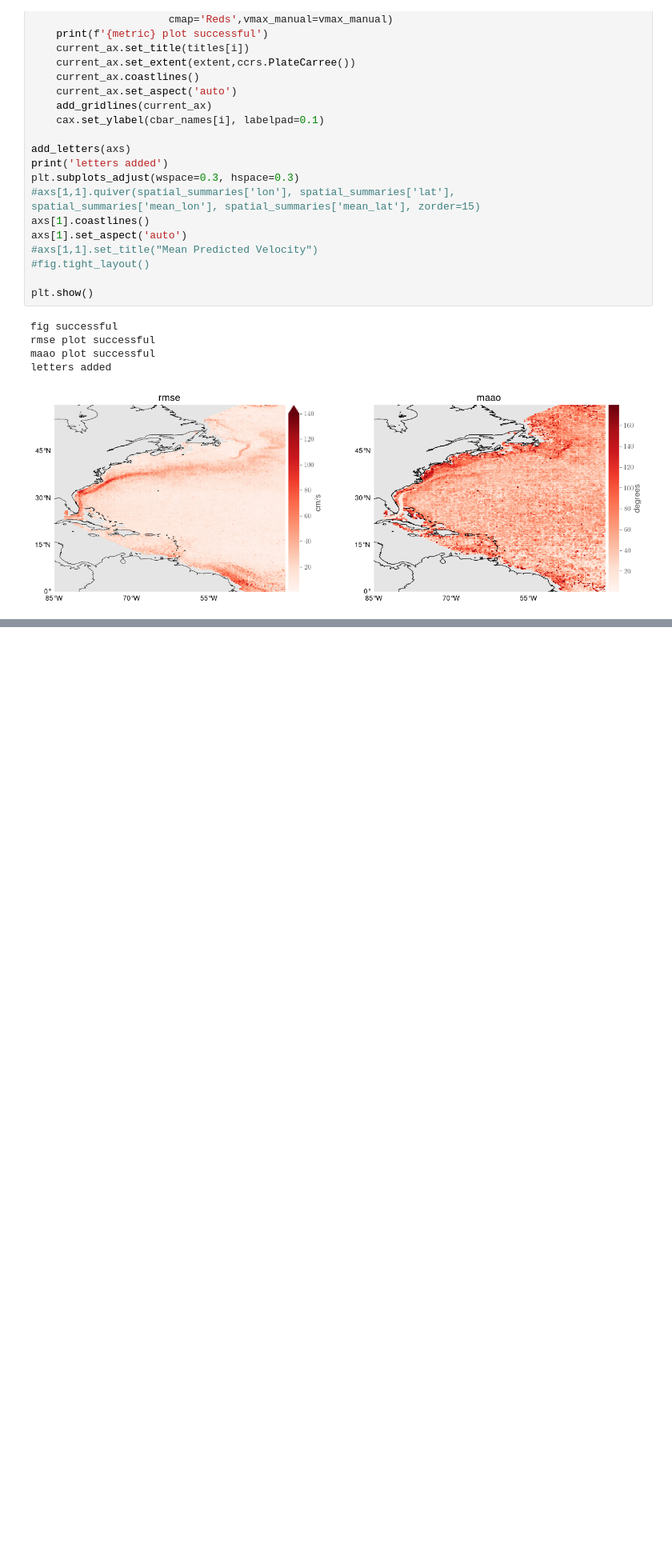
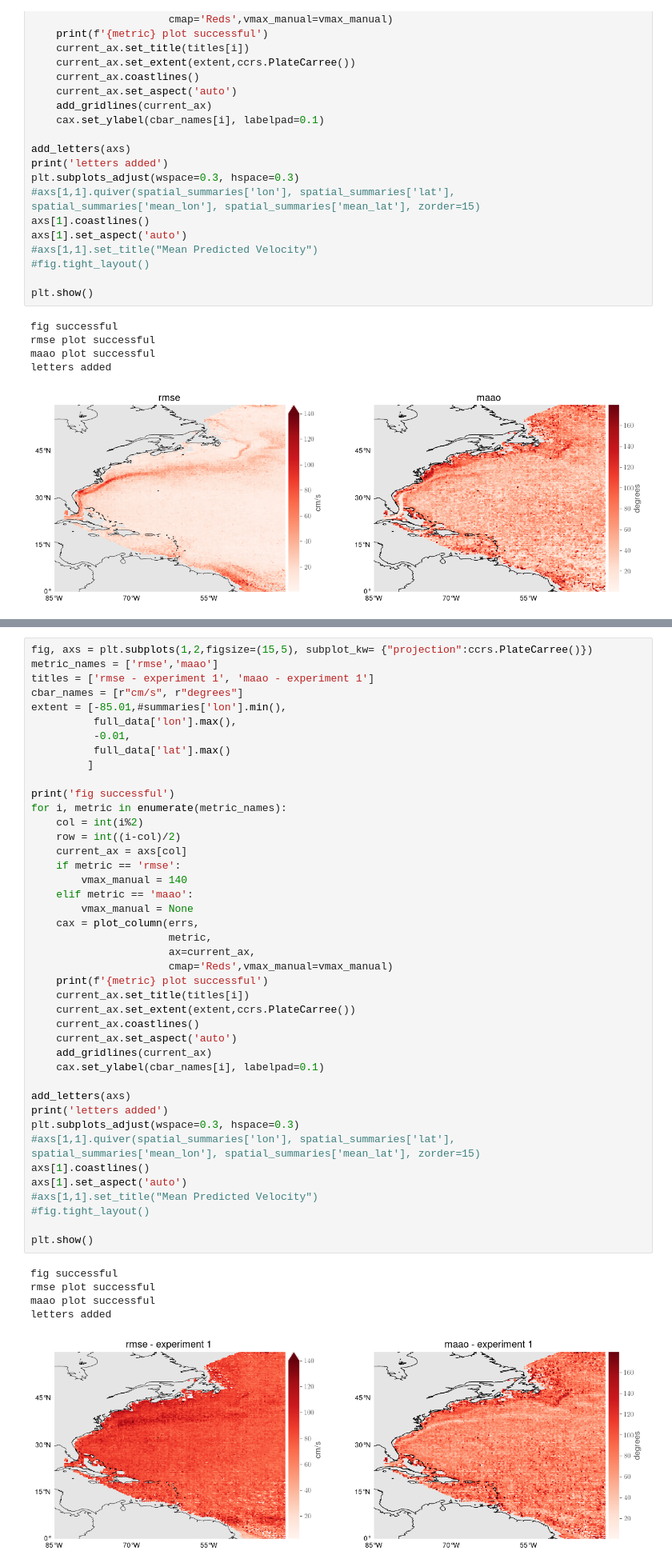
Before and after one commit to vanessamadu/seaducks, a Jupyter notebook: notebooks/Using NGBoost.ipynb, the cells around one changed output, grey strips where cells are left out. Shown at 80% size. Saved outputs shown, nothing was run; the diff lists cells and outputs as text; blank space fills up the shorter version.

```diff
--- a/notebooks/Using NGBoost.ipynb
+++ b/notebooks/Using NGBoost.ipynb
@@ -437,0 +696,48 @@ letters added
+# %%
+fig, axs = plt.subplots(1,2,figsize=(15,5), subplot_kw= {"projection":ccrs.PlateCarree()})
+metric_names = ['rmse','maao']
+titles = ['rmse - experiment 1', 'maao - experiment 1']
+cbar_names = [r"cm/s", r"degrees"]
+extent = [-85.01,#summaries['lon'].min(),
+          full_data['lon'].max(),
+          -0.01,
+          full_data['lat'].max()
+         ]
+
+print('fig successful')
+for i, metric in enumerate(metric_names):
+    col = int(i%2)
+    row = int((i-col)/2)
+    current_ax = axs[col]
+    if metric == 'rmse':
+        vmax_manual = 140
+    elif metric == 'maao':
+        vmax_manual = None
+    cax = plot_column(errs,
+                      metric,
+                      ax=current_ax,
+                      cmap='Reds',vmax_manual=vmax_manual)
+    print(f'{metric} plot successful')
+    current_ax.set_title(titles[i])
+    current_ax.set_extent(extent,ccrs.PlateCarree())
+    current_ax.coastlines()
+    current_ax.set_aspect('auto')
+    add_gridlines(current_ax)
+    cax.set_ylabel(cbar_names[i], labelpad=0.1)
+
+add_letters(axs)
+print('letters added')
+plt.subplots_adjust(wspace=0.3, hspace=0.3)
+#axs[1,1].quiver(spatial_summaries['lon'], spatial_summaries['lat'], spatial_summaries['mean_lon'], spatial_summaries['mean_lat'], zorder=15)
+axs[1].coastlines()
+axs[1].set_aspect('auto')
+#axs[1,1].set_title("Mean Predicted Velocity")
+#fig.tight_layout()
+
+plt.show()
+# %% [output]
+fig successful
+rmse plot successful
+maao plot successful
+letters added
+[figure, added]
```
Also changed, not shown: parts of 25 cells of this notebook, 1 other file.
